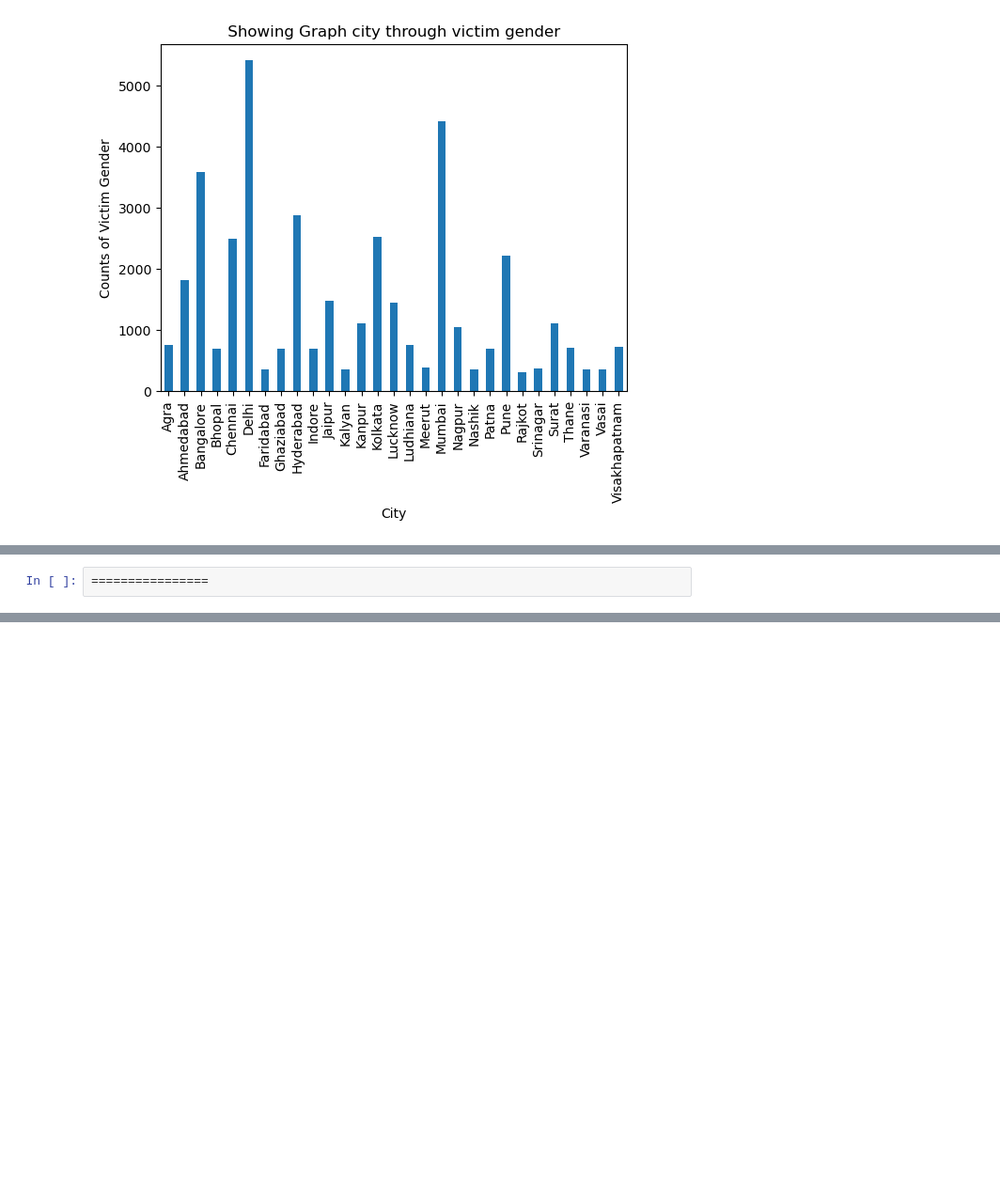
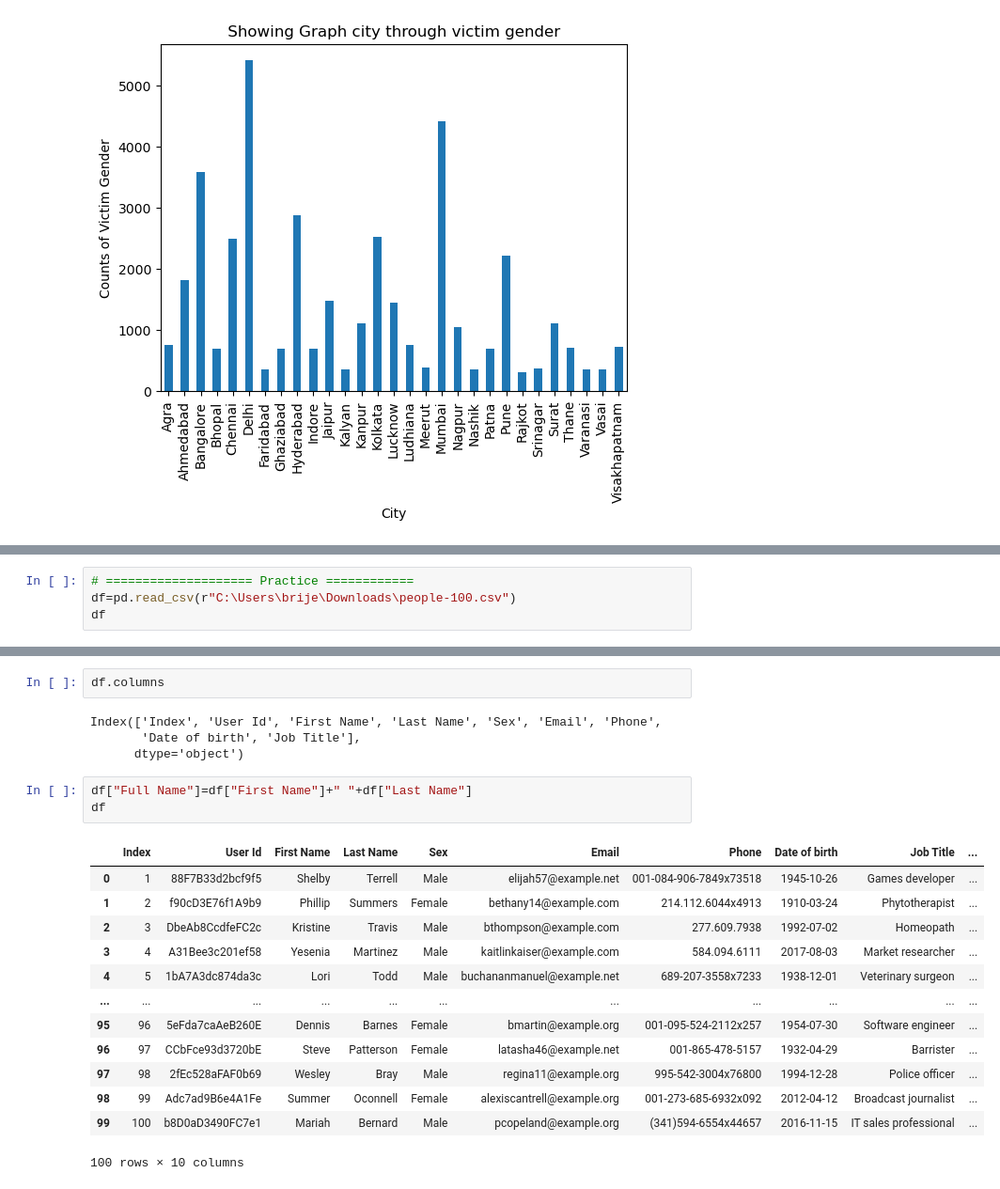
Before and after one commit to Akashyadav-codes/Data_Analyst_Jupyter, a Jupyter notebook: panda.ipynb, the cells around one changed output, grey strips where cells are left out. Shown at 94% size. Drawn from its saved outputs; the diff is of its cells as text; blank space fills up the shorter version.

Commit message:
practice on datasets

```diff
--- a/panda.ipynb
+++ b/panda.ipynb
@@ -1025,2 +1025,4 @@ plt.show()
 # %%
-================
+# ==================== Practice ============
+df=pd.read_csv(r"C:\Users\brije\Downloads\people-100.csv")
+df
@@ -1026,0 +1081,23 @@ plt.show()
+# %%
+df.columns
+# %% [output]
+Index(['Index', 'User Id', 'First Name', 'Last Name', 'Sex', 'Email', 'Phone',
+       'Date of birth', 'Job Title'],
+      dtype='object')
+# %%
+df["Full Name"]=df["First Name"]+" "+df["Last Name"]
+df
+# %% [output]
+|  | Index | User Id | First Name | Last Name | Sex | Email | Phone | Date of birth | Job Title | ... |
+| 0 | 1 | 88F7B33d2bcf9f5 | Shelby | Terrell | Male | elijah57@example.net | 001-084-906-7849x73518 | 1945-10-26 | Games developer | ... |
+| 1 | 2 | f90cD3E76f1A9b9 | Phillip | Summers | Female | bethany14@example.com | 214.112.6044x4913 | 1910-03-24 | Phytotherapist | ... |
+| 2 | 3 | DbeAb8CcdfeFC2c | Kristine | Travis | Male | bthompson@example.com | 277.609.7938 | 1992-07-02 | Homeopath | ... |
+| 3 | 4 | A31Bee3c201ef58 | Yesenia | Martinez | Male | kaitlinkaiser@example.com | 584.094.6111 | 2017-08-03 | Market researcher | ... |
+| 4 | 5 | 1bA7A3dc874da3c | Lori | Todd | Male | buchananmanuel@example.net | 689-207-3558x7233 | 1938-12-01 | Veterinary surgeon | ... |
+| ... | ... | ... | ... | ... | ... | ... | ... | ... | ... | ... |
+| 95 | 96 | 5eFda7caAeB260E | Dennis | Barnes | Female | bmartin@example.org | 001-095-524-2112x257 | 1954-07-30 | Software engineer | ... |
+| 96 | 97 | CCbFce93d3720bE | Steve | Patterson | Female | latasha46@example.net | 001-865-478-5157 | 1932-04-29 | Barrister | ... |
+| 97 | 98 | 2fEc528aFAF0b69 | Wesley | Bray | Male | regina11@example.org | 995-542-3004x76800 | 1994-12-28 | Police officer | ... |
+| 98 | 99 | Adc7ad9B6e4A1Fe | Summer | Oconnell | Female | alexiscantrell@example.org | 001-273-685-6932x092 | 2012-04-12 | Broadcast journalist | ... |
+| 99 | 100 | b8D0aD3490FC7e1 | Mariah | Bernard | Male | pcopeland@example.org | (341)594-6554x44657 | 2016-11-15 | IT sales professional | ... |
+100 rows × 10 columns
```
Also changed, not shown: parts of 5 cells of this notebook.
